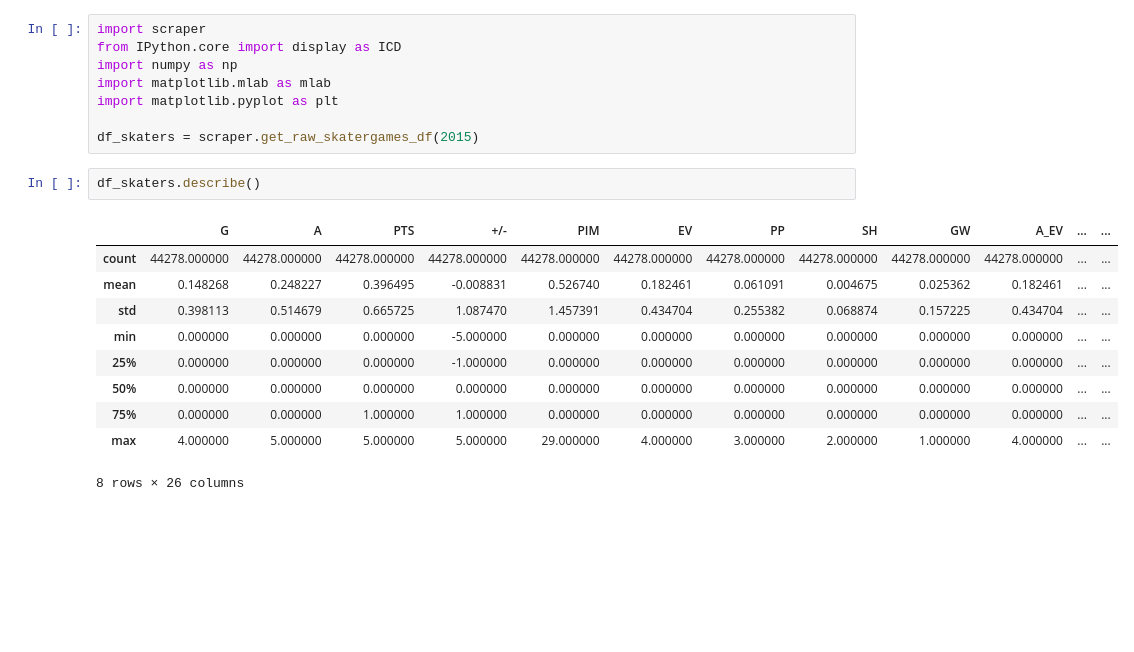
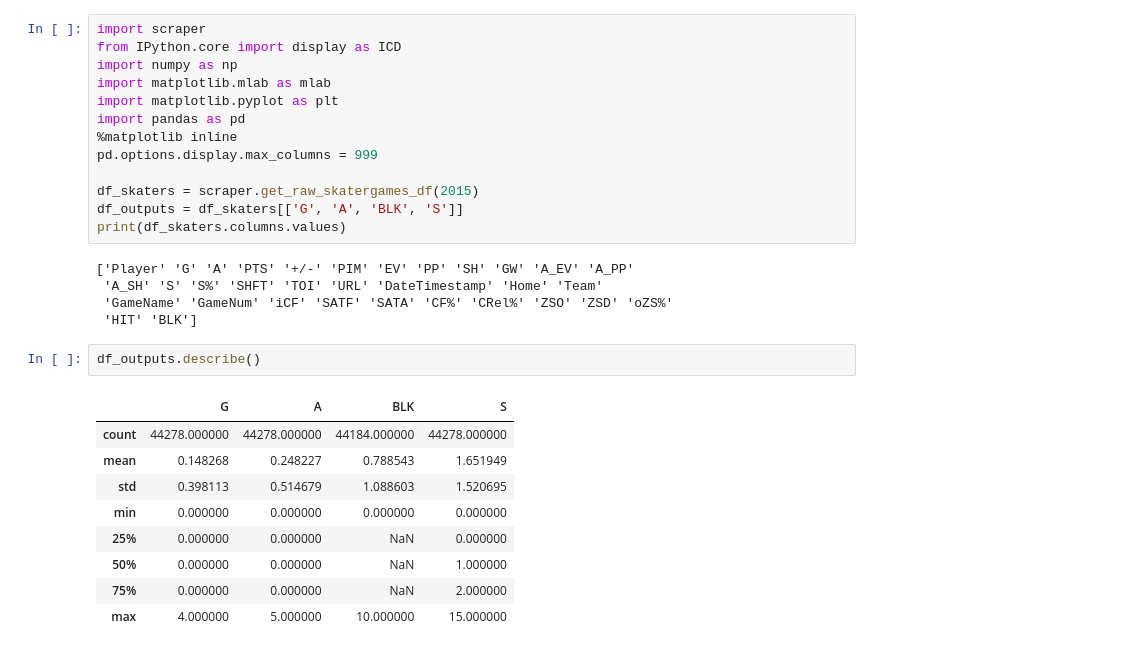
Before and after one commit to mmn599/hockey, a Jupyter notebook: SummaryStatistics.ipynb, the cells around one changed output. Drawn from its saved outputs; the diff is of its cells as text; blank space fills up the shorter version.

```diff
--- a/SummaryStatistics.ipynb
+++ b/SummaryStatistics.ipynb
@@ -4,18 +4,27 @@ from IPython.core import display as ICD
 import numpy as np
 import matplotlib.mlab as mlab
 import matplotlib.pyplot as plt
+import pandas as pd
+%matplotlib inline
+pd.options.display.max_columns = 999
 
 df_skaters = scraper.get_raw_skatergames_df(2015)
+df_outputs = df_skaters[['G', 'A', 'BLK', 'S']]
+print(df_skaters.columns.values)
+# %% [output]
+['Player' 'G' 'A' 'PTS' '+/-' 'PIM' 'EV' 'PP' 'SH' 'GW' 'A_EV' 'A_PP'
+ 'A_SH' 'S' 'S%' 'SHFT' 'TOI' 'URL' 'DateTimestamp' 'Home' 'Team'
+ 'GameName' 'GameNum' 'iCF' 'SATF' 'SATA' 'CF%' 'CRel%' 'ZSO' 'ZSD' 'oZS%'
+ 'HIT' 'BLK']
 # %%
-df_skaters.describe()
+df_outputs.describe()
 # %% [output]
-|  | G | A | PTS | +/- | PIM | EV | PP | SH | GW | A_EV | ... | ... |
-| count | 44278.000000 | 44278.000000 | 44278.000000 | 44278.000000 | 44278.000000 | 44278.000000 | 44278.000000 | 44278.000000 | 44278.000000 | 44278.000000 | ... | ... |
-| mean | 0.148268 | 0.248227 | 0.396495 | -0.008831 | 0.526740 | 0.182461 | 0.061091 | 0.004675 | 0.025362 | 0.182461 | ... | ... |
-| std | 0.398113 | 0.514679 | 0.665725 | 1.087470 | 1.457391 | 0.434704 | 0.255382 | 0.068874 | 0.157225 | 0.434704 | ... | ... |
-| min | 0.000000 | 0.000000 | 0.000000 | -5.000000 | 0.000000 | 0.000000 | 0.000000 | 0.000000 | 0.000000 | 0.000000 | ... | ... |
-| 25% | 0.000000 | 0.000000 | 0.000000 | -1.000000 | 0.000000 | 0.000000 | 0.000000 | 0.000000 | 0.000000 | 0.000000 | ... | ... |
-| 50% | 0.000000 | 0.000000 | 0.000000 | 0.000000 | 0.000000 | 0.000000 | 0.000000 | 0.000000 | 0.000000 | 0.000000 | ... | ... |
-| 75% | 0.000000 | 0.000000 | 1.000000 | 1.000000 | 0.000000 | 0.000000 | 0.000000 | 0.000000 | 0.000000 | 0.000000 | ... | ... |
-| max | 4.000000 | 5.000000 | 5.000000 | 5.000000 | 29.000000 | 4.000000 | 3.000000 | 2.000000 | 1.000000 | 4.000000 | ... | ... |
+|  | G | A | BLK | S |
+| count | 44278.000000 | 44278.000000 | 44184.000000 | 44278.000000 |
+| mean | 0.148268 | 0.248227 | 0.788543 | 1.651949 |
+| std | 0.398113 | 0.514679 | 1.088603 | 1.520695 |
+| min | 0.000000 | 0.000000 | 0.000000 | 0.000000 |
+| 25% | 0.000000 | 0.000000 | NaN | 0.000000 |
+| 50% | 0.000000 | 0.000000 | NaN | 1.000000 |
+| 75% | 0.000000 | 0.000000 | NaN | 2.000000 |
+| max | 4.000000 | 5.000000 | 10.000000 | 15.000000 |
-8 rows × 26 columns
```
Also changed, not shown: parts of 4 cells of this notebook, 2 other files.
